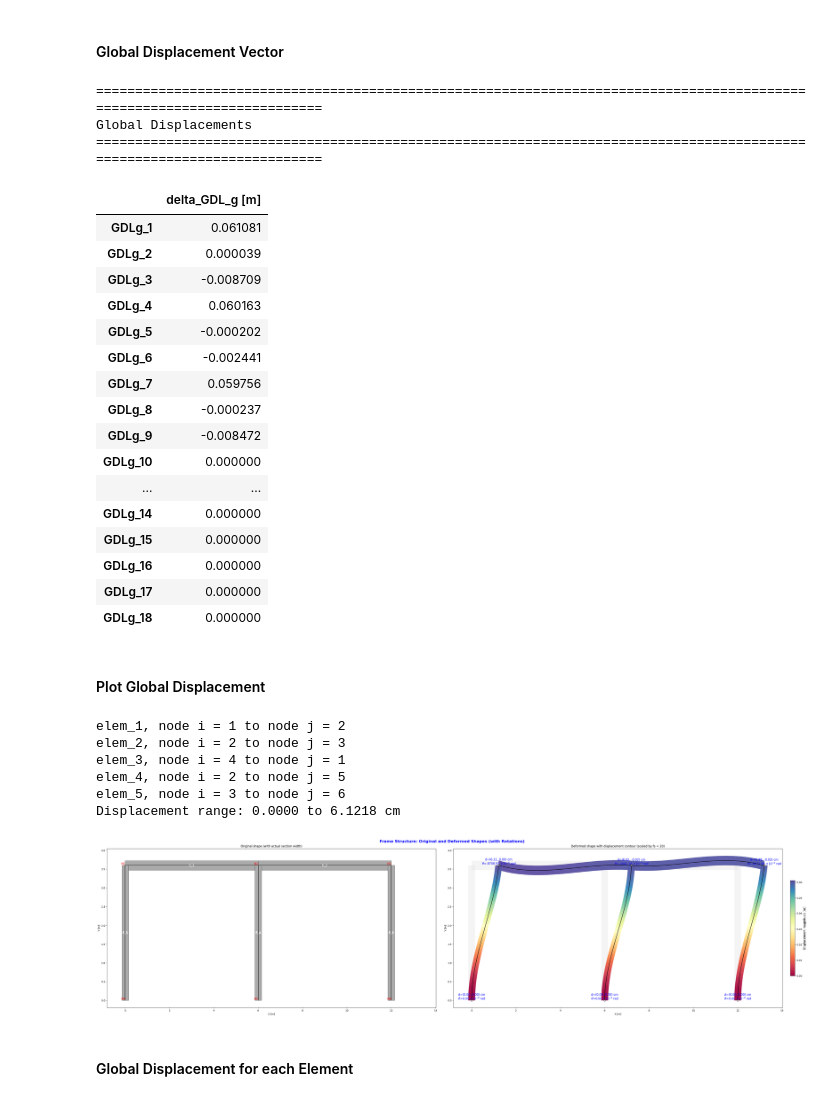
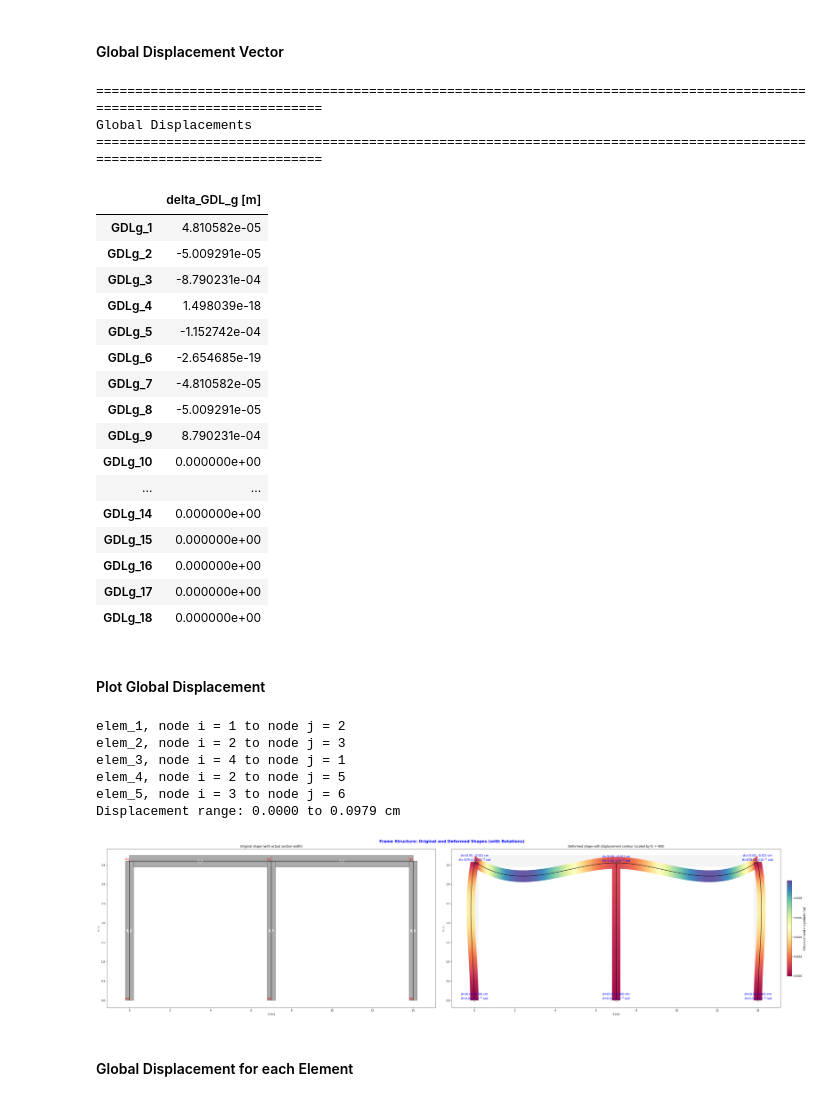
Before and after one commit to Normando1945/Repo_Maxtrix_Analisys, a Jupyter notebook: examples/Ejemplo_dor_concrete_desingII.ipynb, the cells around one changed output. Saved outputs shown, nothing was run; the diff lists cells and outputs as text; code cells hidden in the pictures.

```diff
--- a/examples/Ejemplo_dor_concrete_desingII.ipynb
+++ b/examples/Ejemplo_dor_concrete_desingII.ipynb
@@ -240,12 +240,12 @@ This formulation is independent of material properties, geometry, or boundary co
 ### Data Material/section properties, angles, placement vectors, and data
 # %%
 Lc = 3.6                                                                                                            # Length of column elements
-Lv = 6.0                                                                                                            # Length of beam elements
-bc = 0.30
-hc = 0.30
+Lv = 7.0                                                                                                            # Length of beam elements
+bc = 0.40
+hc = 0.40
 Ac = bc*hc                                                                                                      # Area for columns
-bv = 0.25
-hv = 0.45
+bv = 0.30
+hv = 0.40
 Av = bv*hv                                                                                                      # Area for beams
 Ic = bc*hc**3 / 12.0                                                                                                 # Inertia for columns
 Iv = bv*hv**3 / 12.0                                                                                            # Inertia for beams
@@ -266,6 +266,8 @@ Global_dof = 6
 nglt = 18                                                                                                            # Number of global DOF including supports
 gdl = 9                                                                                                            # Number of free global DOF
 
+wu = 1.368
+
 Lee = np.array([                                                                                                    # Placement vectors of each element
     [1,2,3,4,5,6],
     [4,5,6,7,8,9],
@@ -284,10 +286,12 @@ Lee_Nodos = np.array([
 
 
 P = np.zeros(gdl)                                                                                                   # Initialize load vector for free global DOF
-P[0] = 50
-P[1] = -5
-P[4] = -10
-P[7] = -5
+P[1] = -wu*Lv/2
+P[2] = -wu*Lv**(2)/12
+P[4] = -wu*Lv
+P[7] = -wu*Lv/2
+P[8] = wu*Lv**(2)/12
+
 P = np.vstack(P)                                                                                                    # Convert load vector to column format
 
 
@@ -688,8 +692,7 @@ Load Nodal Vector [P]
 # %% [markdown]
 #### Global Displacement Vector
 # %%
-SLL_inv = np.linalg.inv(SLL)                                                                                        # Compute inverse of the reduced stiffness matrix
-delta_g = SLL_inv@P                                                                                                 # Solve global free DOF displacements
+delta_g = np.linalg.solve(SLL, P)                                                                                   # Solve SLL @ delta_g = P for free global DOF displacements (no explicit inverse)
 
 delta_g_full = np.vstack((delta_g, np.zeros((nglt-gdl, 1))))
 
@@ -705,22 +708,22 @@ delta_g_df
 Global Displacements
 ========================================================================================================================
 |  | delta_GDL_g [m] |
-| GDLg_1 | 0.061081 |
-| GDLg_2 | 0.000039 |
-| GDLg_3 | -0.008709 |
-| GDLg_4 | 0.060163 |
-| GDLg_5 | -0.000202 |
-| GDLg_6 | -0.002441 |
-| GDLg_7 | 0.059756 |
-| GDLg_8 | -0.000237 |
-| GDLg_9 | -0.008472 |
-| GDLg_10 | 0.000000 |
+| GDLg_1 | 4.810582e-05 |
+| GDLg_2 | -5.009291e-05 |
+| GDLg_3 | -8.790231e-04 |
+| GDLg_4 | 1.498039e-18 |
+| GDLg_5 | -1.152742e-04 |
+| GDLg_6 | -2.654685e-19 |
+| GDLg_7 | -4.810582e-05 |
+| GDLg_8 | -5.009291e-05 |
+| GDLg_9 | 8.790231e-04 |
+| GDLg_10 | 0.000000e+00 |
 | ... | ... |
-| GDLg_14 | 0.000000 |
-| GDLg_15 | 0.000000 |
-| GDLg_16 | 0.000000 |
-| GDLg_17 | 0.000000 |
-| GDLg_18 | 0.000000 |
+| GDLg_14 | 0.000000e+00 |
+| GDLg_15 | 0.000000e+00 |
+| GDLg_16 | 0.000000e+00 |
+| GDLg_17 | 0.000000e+00 |
+| GDLg_18 | 0.000000e+00 |
 # %% [markdown]
 #### Plot Global Displacement
 # %%
@@ -733,36 +736,36 @@ CoordNode = np.array([
     [2*Lv, Lc, delta_g_values[6], delta_g_values[7],  delta_g_values[8]],
     [0, 0, delta_g_values[9], delta_g_values[10], delta_g_values[11]],
     [Lv, 0, delta_g_values[12], delta_g_values[13], delta_g_values[14]],
     [2*Lv, 0, delta_g_values[15], delta_g_values[16], delta_g_values[17]],
 ])
 
 # List of Colors #
 'coolwarm'
 'jet'
 'turbo'
 'viridis'
 'plasma'
 'inferno'
 'magma'
 'cividis'
 'RdYlBu'
 'RdYlGn'
 'seismic'
 'bwr'
 'PiYG'
 'PRGn'
 'Spectral'
 
-plotDisp = PlotGlobalDislplacemet(fs = 20,n_sub= 100,Lee_Nodos= Lee_Nodos, delta_g_full= delta_g_full,CoordNode= CoordNode, hv = bv, bc = bc, color='Spectral')
+plotDisp = PlotGlobalDislplacemet(fs = 400,n_sub= 100,Lee_Nodos= Lee_Nodos, delta_g_full= delta_g_full,CoordNode= CoordNode, hv = bv, bc = bc, color='Spectral')
 plotDisp.PlotGD_RMF()
 # %% [output]
 elem_1, node i = 1 to node j = 2
 elem_2, node i = 2 to node j = 3
 elem_3, node i = 4 to node j = 1
 elem_4, node i = 2 to node j = 5
 elem_5, node i = 3 to node j = 6
-Displacement range: 0.0000 to 6.1218 cm
+Displacement range: 0.0000 to 0.0979 cm
-[figure, old version]
+[figure, new version]
 # %% [markdown]
 #### Global Displacement for each Element
 # %%
```
Also changed, not shown: parts of 15 cells of this notebook.
